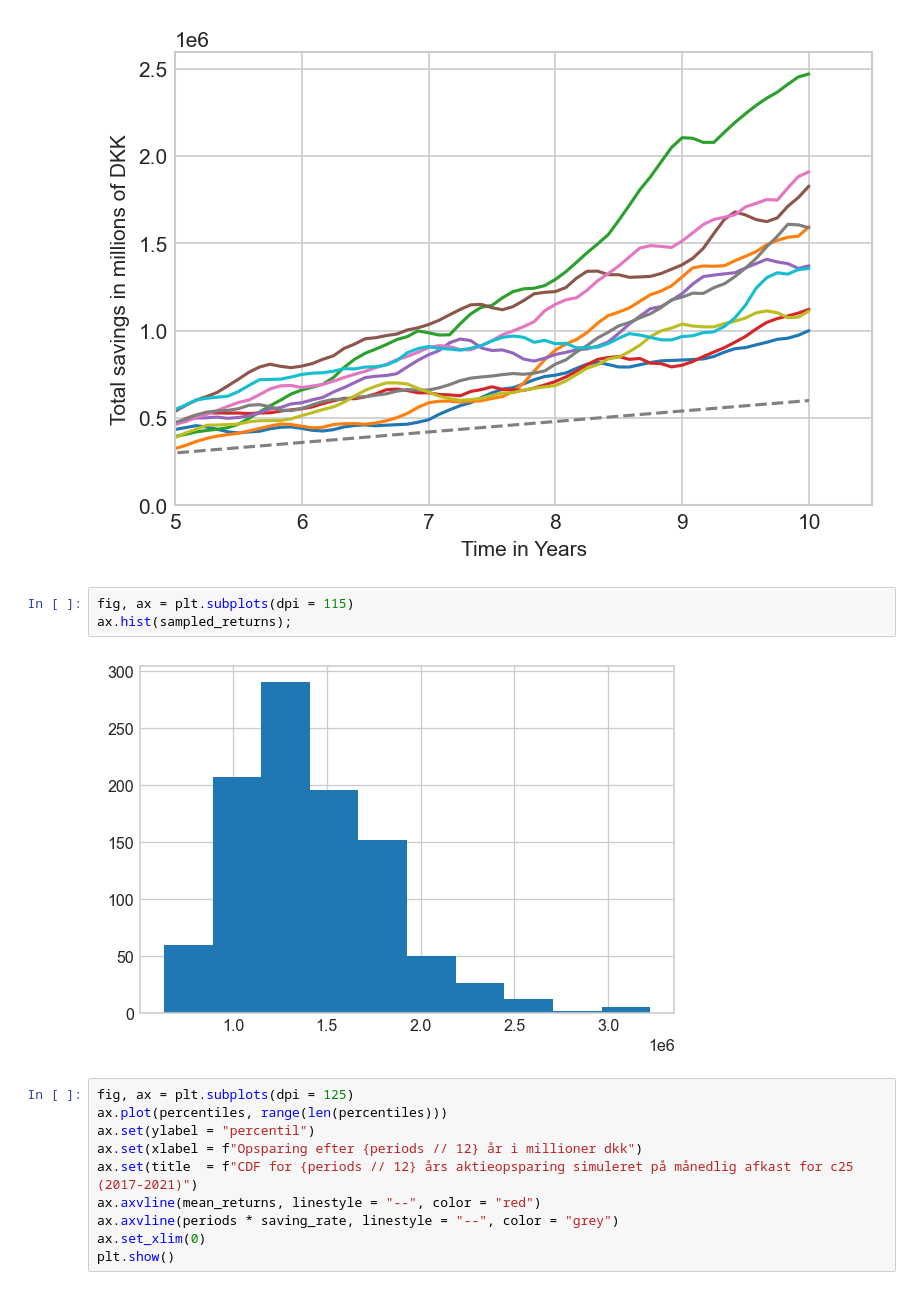
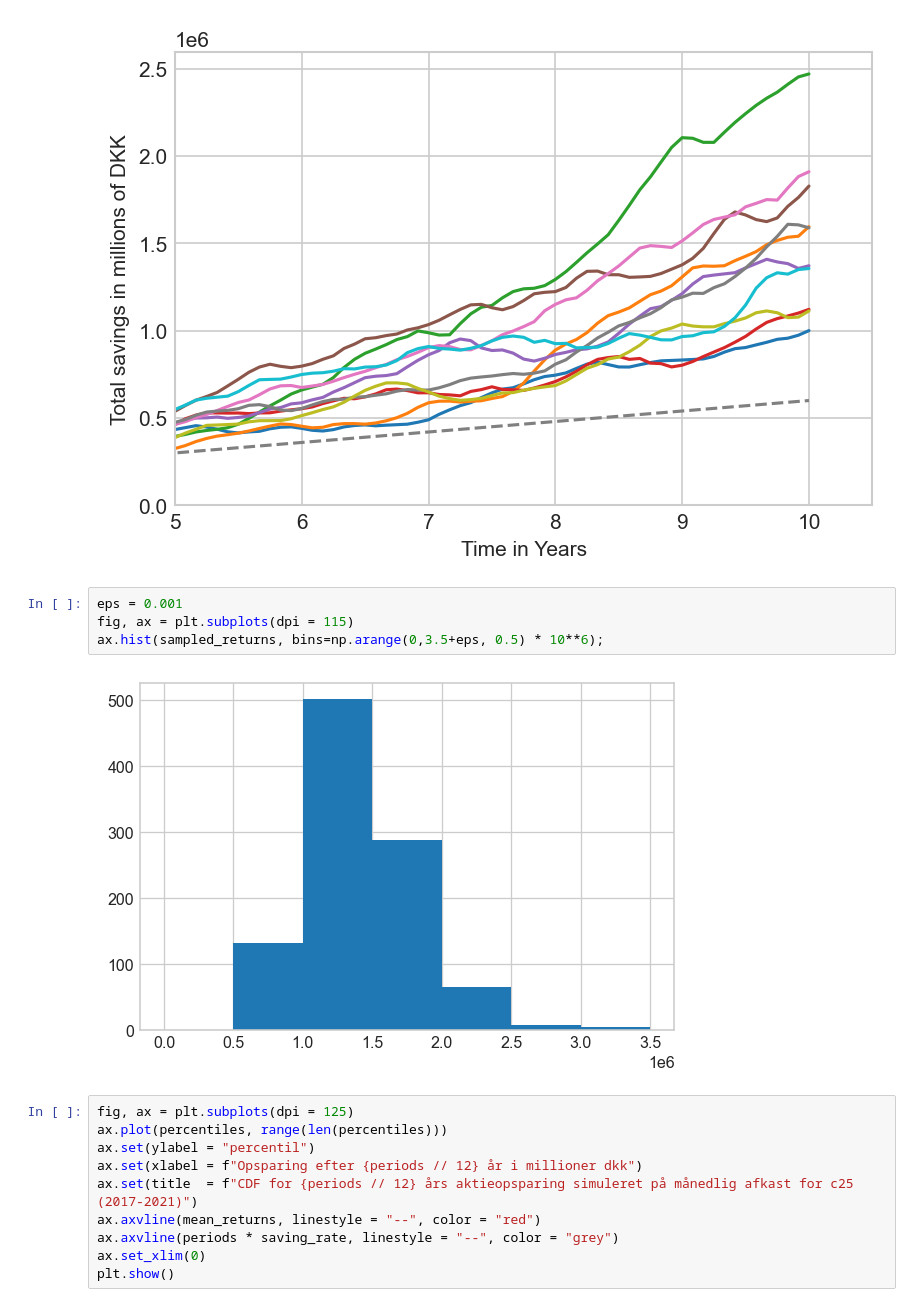
Before and after one commit to wizDs/ds-stock-analysis, a Jupyter notebook: notebooks/analysis.ipynb, the cells around one changed output. Cells and saved outputs as stored; diff of their text form.

```diff
--- a/notebooks/analysis.ipynb
+++ b/notebooks/analysis.ipynb
@@ -106,10 +103,11 @@ ax.set_ylabel('Total savings in millions of DKK');
 # %% [output]
 [figure]
 # %%
+eps = 0.001
 fig, ax = plt.subplots(dpi = 115)
-ax.hist(sampled_returns);
+ax.hist(sampled_returns, bins=np.arange(0,3.5+eps, 0.5) * 10**6);
 # %% [output]
-[figure, old version]
+[figure, new version]
 # %%
 fig, ax = plt.subplots(dpi = 125)
 ax.plot(percentiles, range(len(percentiles)))
```
Also changed, not shown: parts of 3 cells of this notebook.
